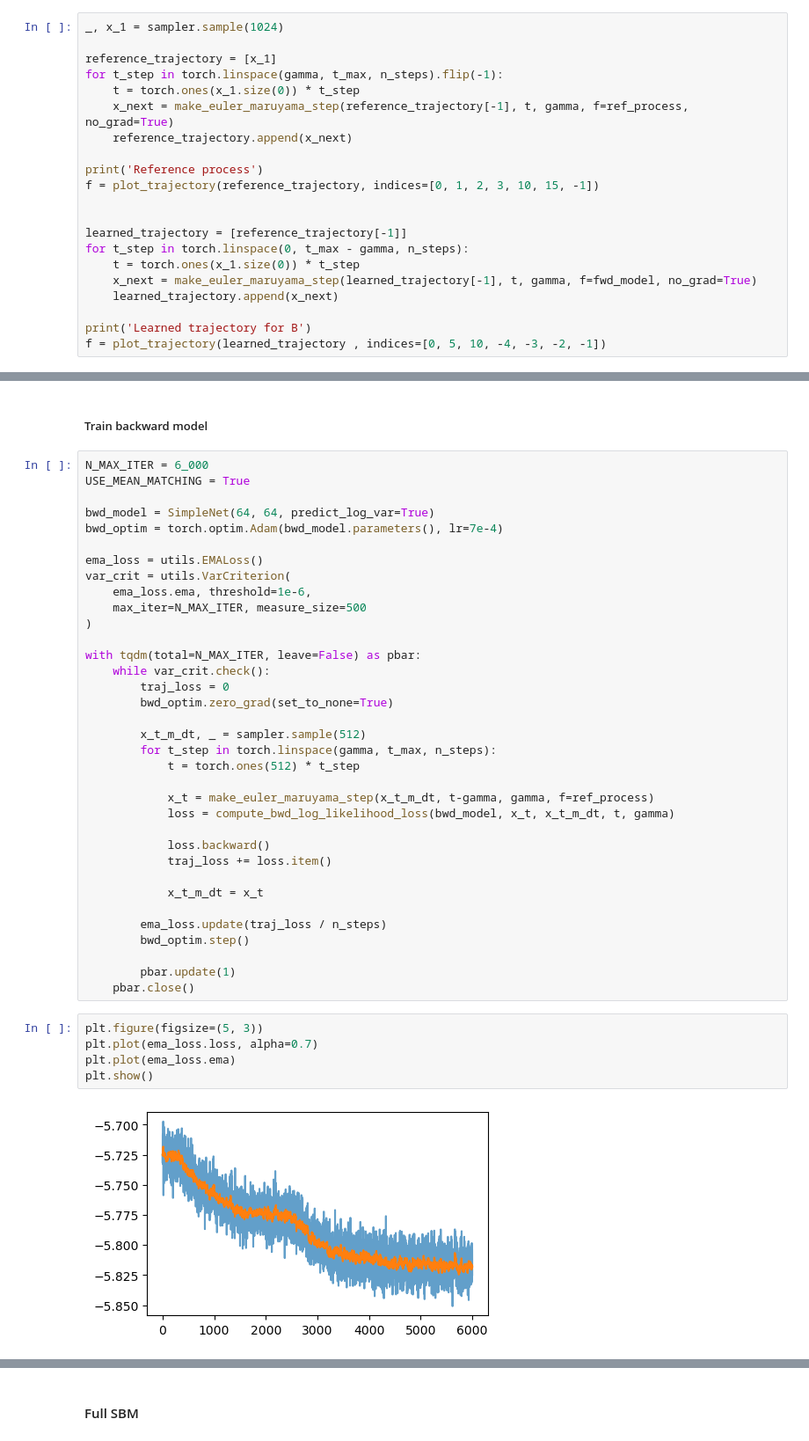
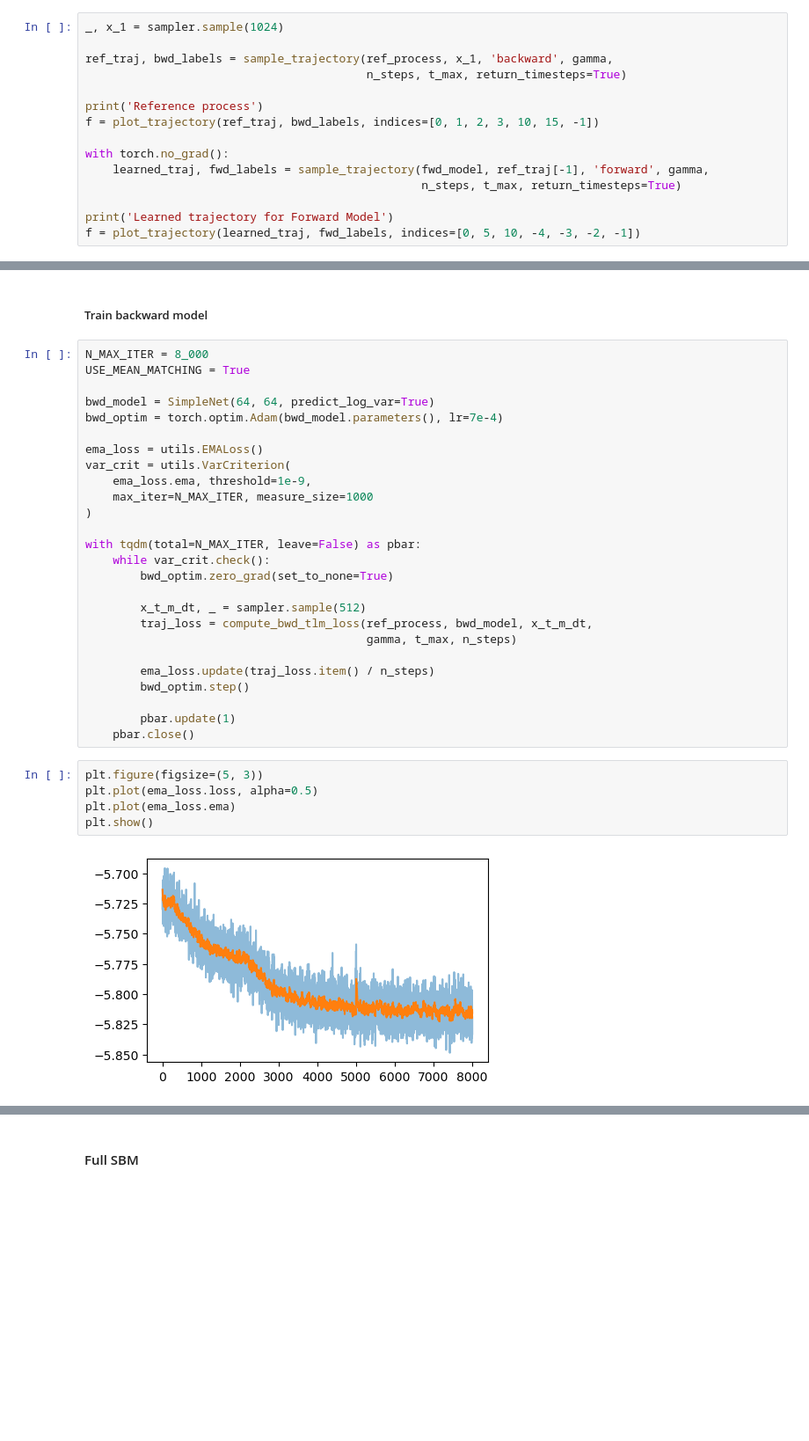
Before and after one commit to mmacosha/d2e-stochastic-dynamics, a Jupyter notebook: notebook.ipynb, the cells around one changed output, grey strips where cells are left out. Shown at 88% size. Drawn from its saved outputs; the diff is of its cells as text; blank space fills up the shorter version.

```diff
--- a/notebook.ipynb
+++ b/notebook.ipynb
@@ -421,23 +432,17 @@ plt.show()
 # %%
 _, x_1 = sampler.sample(1024)
 
-reference_trajectory = [x_1]
-for t_step in torch.linspace(gamma, t_max, n_steps).flip(-1):
-    t = torch.ones(x_1.size(0)) * t_step
-    x_next = make_euler_maruyama_step(reference_trajectory[-1], t, gamma, f=ref_process, no_grad=True)
-    reference_trajectory.append(x_next)
+ref_traj, bwd_labels = sample_trajectory(ref_process, x_1, 'backward', gamma,
+                                         n_steps, t_max, return_timesteps=True)
 
 print('Reference process')
-f = plot_trajectory(reference_trajectory, indices=[0, 1, 2, 3, 10, 15, -1])
+f = plot_trajectory(ref_traj, bwd_labels, indices=[0, 1, 2, 3, 10, 15, -1])
 
+with torch.no_grad():
+    learned_traj, fwd_labels = sample_trajectory(fwd_model, ref_traj[-1], 'forward', gamma,
+                                                 n_steps, t_max, return_timesteps=True)
 
-learned_trajectory = [reference_trajectory[-1]]
-for t_step in torch.linspace(0, t_max - gamma, n_steps):
-    t = torch.ones(x_1.size(0)) * t_step
-    x_next = make_euler_maruyama_step(learned_trajectory[-1], t, gamma, f=fwd_model, no_grad=True)
-    learned_trajectory.append(x_next)
-
-print('Learned trajectory for B')
-f = plot_trajectory(learned_trajectory , indices=[0, 5, 10, -4, -3, -2, -1])
+print('Learned trajectory for Forward Model')
+f = plot_trajectory(learned_traj, fwd_labels, indices=[0, 5, 10, -4, -3, -2, -1])
 # %% [output]
 Reference process
@@ -465,7 +467,7 @@ Reference process
 # %% [markdown]
 ##### Train backward model
 # %%
-N_MAX_ITER = 6_000
+N_MAX_ITER = 8_000
 USE_MEAN_MATCHING = True
 
 bwd_model = SimpleNet(64, 64, predict_log_var=True)
@@ -473,39 +475,30 @@ bwd_optim = torch.optim.Adam(bwd_model.parameters(), lr=7e-4)
 
 ema_loss = utils.EMALoss()
 var_crit = utils.VarCriterion(
-    ema_loss.ema, threshold=1e-6,
-    max_iter=N_MAX_ITER, measure_size=500
+    ema_loss.ema, threshold=1e-9,
+    max_iter=N_MAX_ITER, measure_size=1000
 )
 
 with tqdm(total=N_MAX_ITER, leave=False) as pbar:
     while var_crit.check():
-        traj_loss = 0
         bwd_optim.zero_grad(set_to_none=True)
 
         x_t_m_dt, _ = sampler.sample(512)
-        for t_step in torch.linspace(gamma, t_max, n_steps):
-            t = torch.ones(512) * t_step
+        traj_loss = compute_bwd_tlm_loss(ref_process, bwd_model, x_t_m_dt,
+                                         gamma, t_max, n_steps)
 
-            x_t = make_euler_maruyama_step(x_t_m_dt, t-gamma, gamma, f=ref_process)
-            loss = compute_bwd_log_likelihood_loss(bwd_model, x_t, x_t_m_dt, t, gamma)
-
-            loss.backward()
-            traj_loss += loss.item()
-
-            x_t_m_dt = x_t
-
-        ema_loss.update(traj_loss / n_steps)
+        ema_loss.update(traj_loss.item() / n_steps)
         bwd_optim.step()
 
         pbar.update(1)
     pbar.close()
 # %%
 plt.figure(figsize=(5, 3))
-plt.plot(ema_loss.loss, alpha=0.7)
+plt.plot(ema_loss.loss, alpha=0.5)
 plt.plot(ema_loss.ema)
 plt.show()
 # %% [output]
-[figure, old version]
+[figure, new version]
 # %%
 x_0, _  = sampler.sample(1024)
 
```
Also changed, not shown: parts of 52 cells of this notebook, 14 other files.
